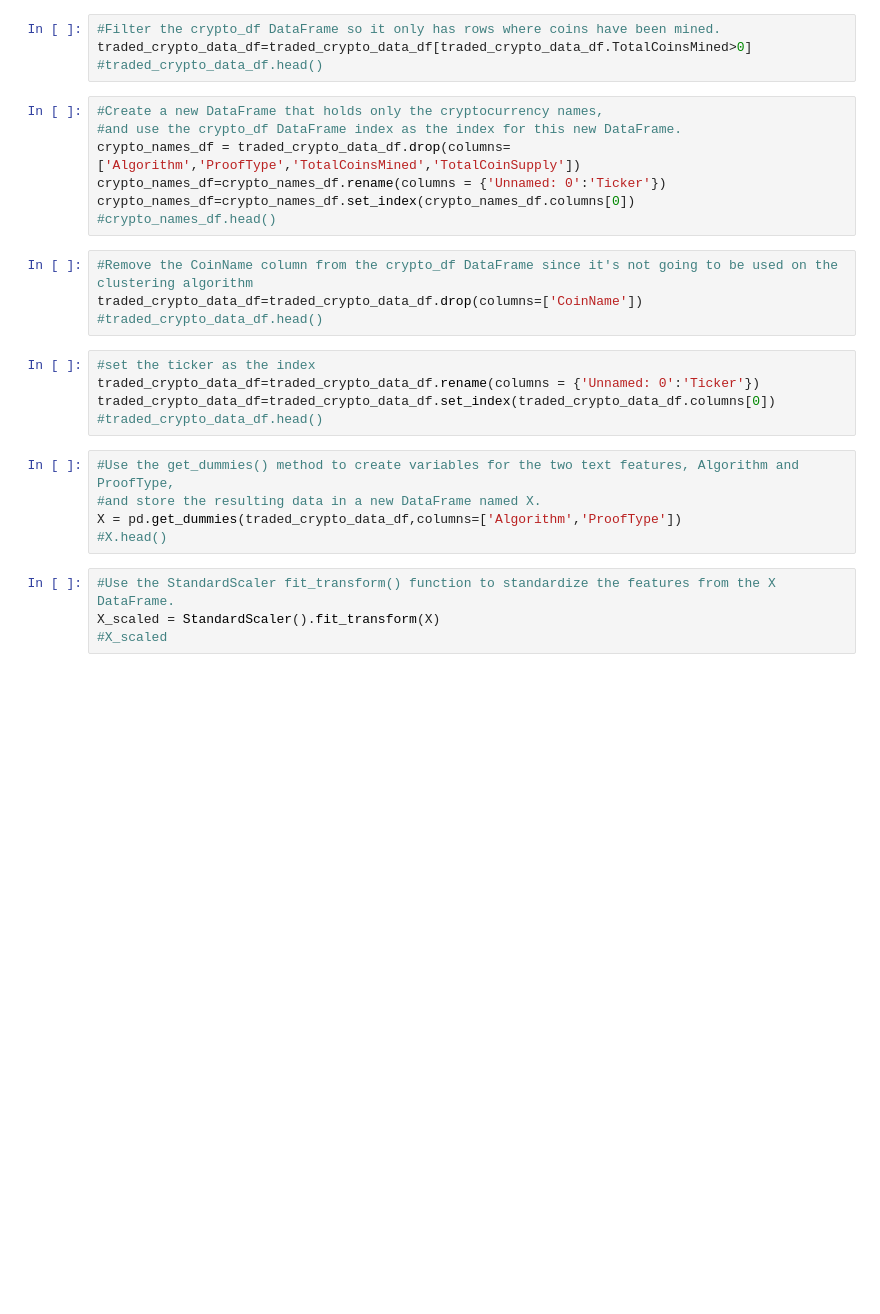
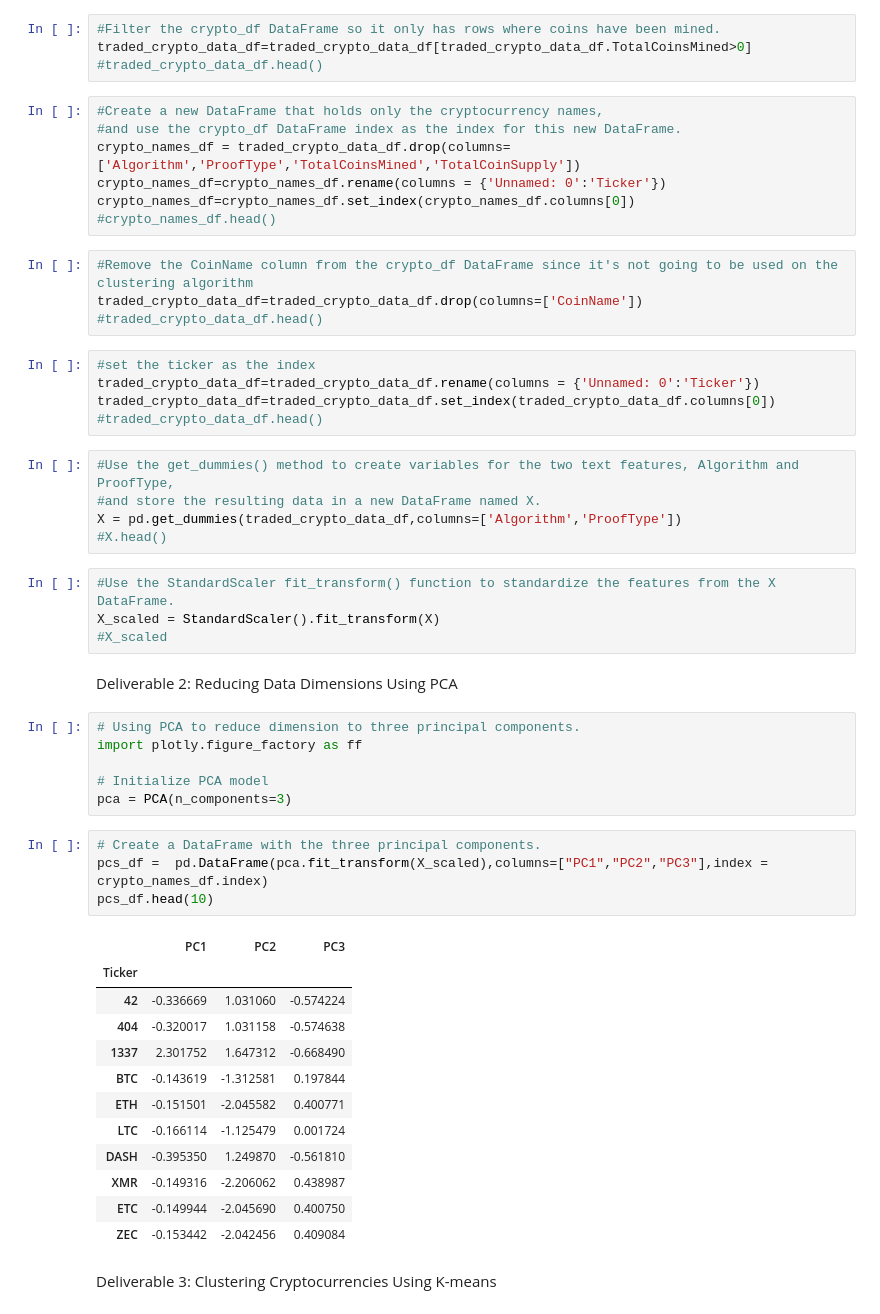
Before and after one commit to jrg12300/CryptoCurrenciesModule18, a Jupyter notebook: crypto_clustering.ipynb, the cells around one changed output. Saved outputs shown, nothing was run; the diff lists cells and outputs as text; blank space fills up the shorter version.

```diff
--- a/crypto_clustering.ipynb
+++ b/crypto_clustering.ipynb
@@ -57,3 +57,30 @@ X = pd.get_dummies(traded_crypto_data_df,columns=['Algorithm','ProofType'])
 #Use the StandardScaler fit_transform() function to standardize the features from the X DataFrame.
 X_scaled = StandardScaler().fit_transform(X)
 #X_scaled
+# %% [markdown]
+Deliverable 2: Reducing Data Dimensions Using PCA
+# %%
+# Using PCA to reduce dimension to three principal components.
+import plotly.figure_factory as ff
+
+# Initialize PCA model
+pca = PCA(n_components=3)
+# %%
+# Create a DataFrame with the three principal components.
+pcs_df =  pd.DataFrame(pca.fit_transform(X_scaled),columns=["PC1","PC2","PC3"],index = crypto_names_df.index)
+pcs_df.head(10)
+# %% [output]
+|  | PC1 | PC2 | PC3 |
+| Ticker |  |  |  |
+| 42 | -0.336669 | 1.031060 | -0.574224 |
+| 404 | -0.320017 | 1.031158 | -0.574638 |
+| 1337 | 2.301752 | 1.647312 | -0.668490 |
+| BTC | -0.143619 | -1.312581 | 0.197844 |
+| ETH | -0.151501 | -2.045582 | 0.400771 |
+| LTC | -0.166114 | -1.125479 | 0.001724 |
+| DASH | -0.395350 | 1.249870 | -0.561810 |
+| XMR | -0.149316 | -2.206062 | 0.438987 |
+| ETC | -0.149944 | -2.045690 | 0.400750 |
+| ZEC | -0.153442 | -2.042456 | 0.409084 |
+# %% [markdown]
+Deliverable 3: Clustering Cryptocurrencies Using K-means
```
